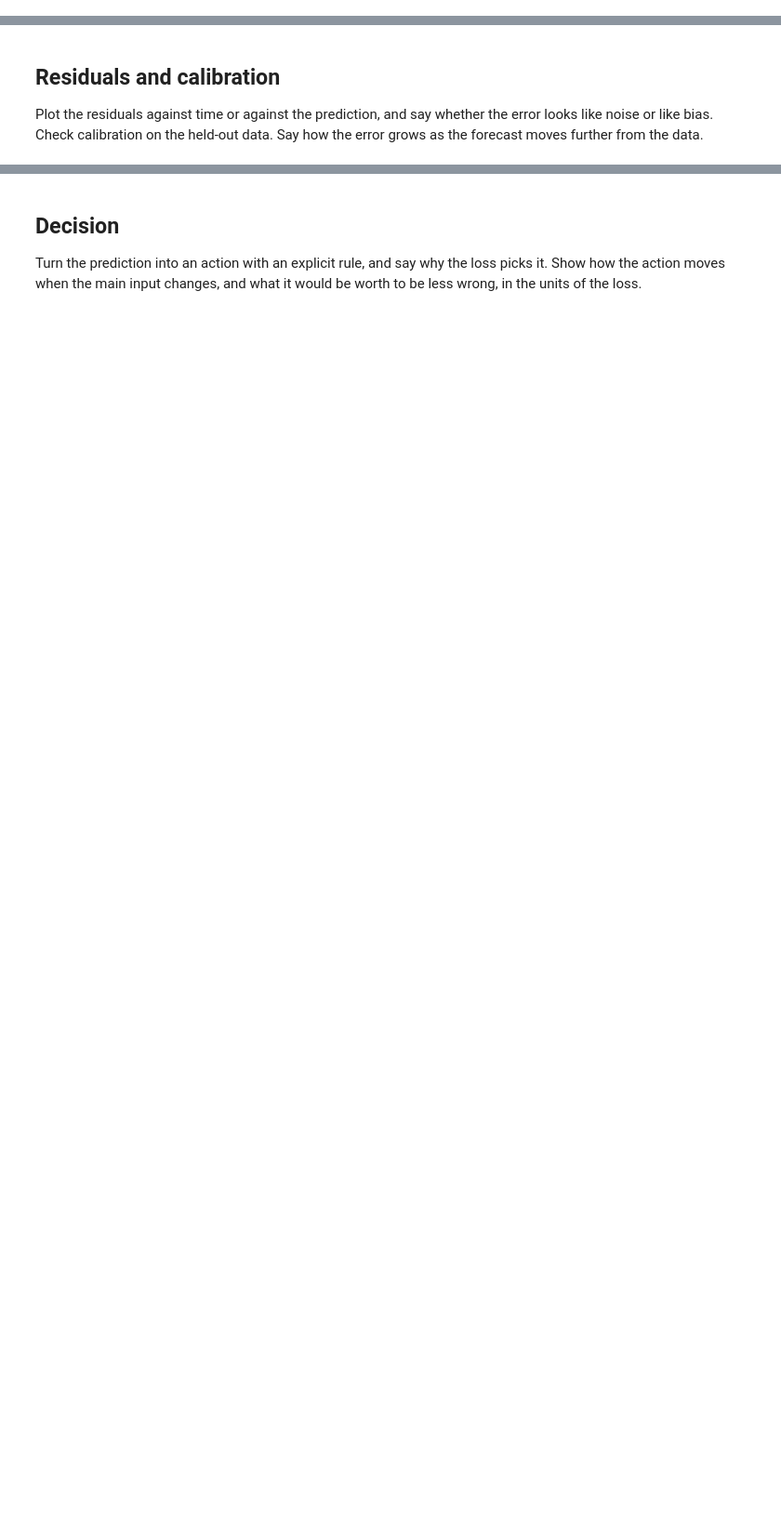
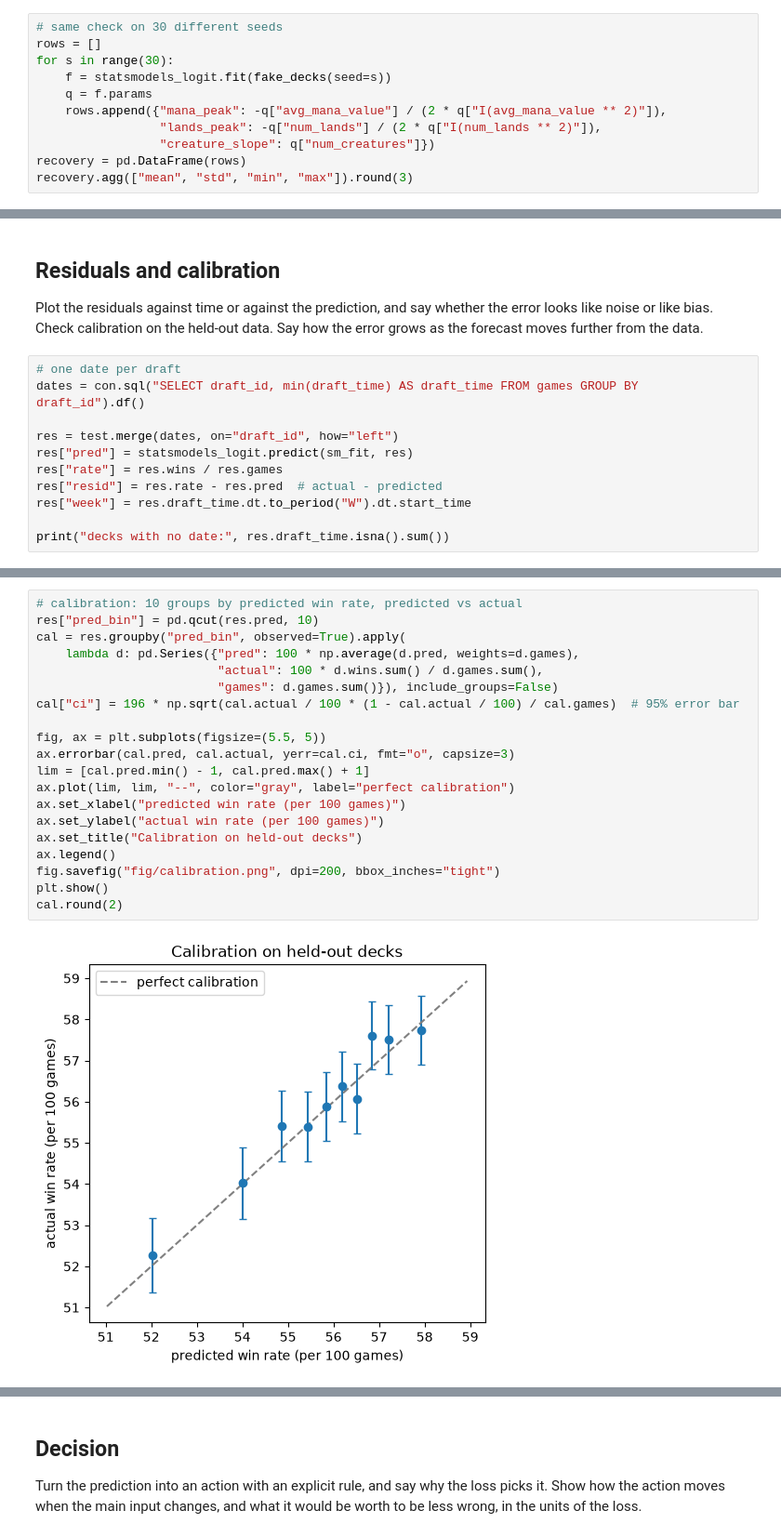
Before and after one commit to ajkearny/aii600-final-project, a Jupyter notebook: analysis.ipynb, the cells around one changed output, grey strips where cells are left out. Shown at 93% size. Saved outputs shown, nothing was run; the diff lists cells and outputs as text; blank space fills up the shorter version.

```diff
--- a/analysis.ipynb
+++ b/analysis.ipynb
@@ -68,0 +344,11 @@ Draw data from the model with known parameters and compare it with the real data
+# %%
+# same check on 30 different seeds
+rows = []
+for s in range(30):
+    f = statsmodels_logit.fit(fake_decks(seed=s))
+    q = f.params
+    rows.append({"mana_peak": -q["avg_mana_value"] / (2 * q["I(avg_mana_value ** 2)"]),
+                 "lands_peak": -q["num_lands"] / (2 * q["I(num_lands ** 2)"]),
+                 "creature_slope": q["num_creatures"]})
+recovery = pd.DataFrame(rows)
+recovery.agg(["mean", "std", "min", "max"]).round(3)
@@ -70,3 +381,14 @@ Draw data from the model with known parameters and compare it with the real data
 ## Residuals and calibration
 
 Plot the residuals against time or against the prediction, and say whether the error looks like noise or like bias. Check calibration on the held-out data. Say how the error grows as the forecast moves further from the data.
+# %%
+# one date per draft
+dates = con.sql("SELECT draft_id, min(draft_time) AS draft_time FROM games GROUP BY draft_id").df()
+
+res = test.merge(dates, on="draft_id", how="left")
+res["pred"] = statsmodels_logit.predict(sm_fit, res)
+res["rate"] = res.wins / res.games
+res["resid"] = res.rate - res.pred  # actual - predicted
+res["week"] = res.draft_time.dt.to_period("W").dt.start_time
+
+print("decks with no date:", res.draft_time.isna().sum())
@@ -72,0 +397,22 @@ Plot the residuals against time or against the prediction, and say whether the e
+# %%
+# calibration: 10 groups by predicted win rate, predicted vs actual
+res["pred_bin"] = pd.qcut(res.pred, 10)
+cal = res.groupby("pred_bin", observed=True).apply(
+    lambda d: pd.Series({"pred": 100 * np.average(d.pred, weights=d.games),
+                         "actual": 100 * d.wins.sum() / d.games.sum(),
+                         "games": d.games.sum()}), include_groups=False)
+cal["ci"] = 196 * np.sqrt(cal.actual / 100 * (1 - cal.actual / 100) / cal.games)  # 95% error bar
+
+fig, ax = plt.subplots(figsize=(5.5, 5))
+ax.errorbar(cal.pred, cal.actual, yerr=cal.ci, fmt="o", capsize=3)
+lim = [cal.pred.min() - 1, cal.pred.max() + 1]
+ax.plot(lim, lim, "--", color="gray", label="perfect calibration")
+ax.set_xlabel("predicted win rate (per 100 games)")
+ax.set_ylabel("actual win rate (per 100 games)")
+ax.set_title("Calibration on held-out decks")
+ax.legend()
+fig.savefig("fig/calibration.png", dpi=200, bbox_inches="tight")
+plt.show()
+cal.round(2)
+# %% [output]
+[figure, added]
```
Also changed, not shown: parts of 33 cells of this notebook, 14 other files.
